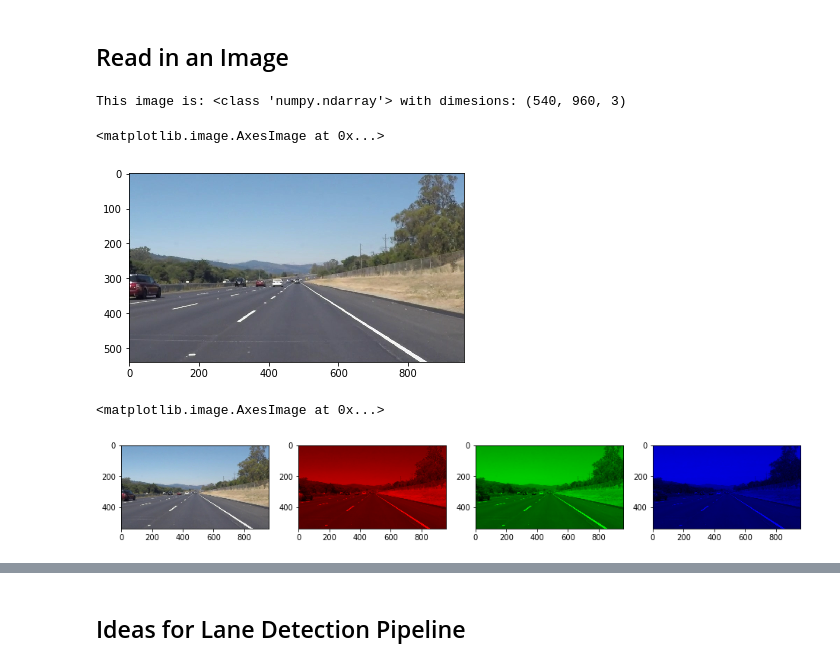
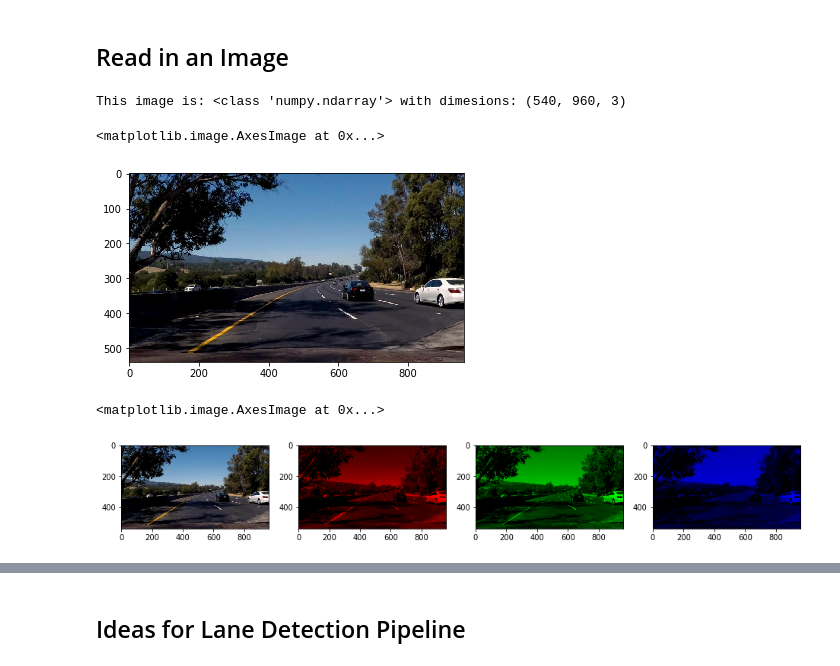
Before and after one commit to lpadukana/CarND-LaneLines-P1, a Jupyter notebook: P1.ipynb, the cells around one changed output, grey strips where cells are left out. Saved outputs shown, nothing was run; the diff lists cells and outputs as text; code cells hidden in the pictures.

```diff
--- a/P1.ipynb
+++ b/P1.ipynb
@@ -52,15 +54,15 @@ from collections import deque
 ## Read in an Image
 # %%
 #reading in an image
-image = mpimg.imread('test_images/solidWhiteRight.jpg')
+image = mpimg.imread('test_images/extra.mp4-6.0.jpg')
 
 #printing out some stats and plotting
 print('This image is:', type(image), 'with dimesions:', image.shape)
 plt.imshow(image)  # if you wanted to show a single color channel image called 'gray', for example, call as plt.imshow(gray, cmap='gray')
 # %% [output]
 This image is: <class 'numpy.ndarray'> with dimesions: (540, 960, 3)
 <matplotlib.image.AxesImage at 0x...>
-[figure, old version]
+[figure, new version]
 # %%
 def copy_channels(img, channels):
     out = np.zeros_like(img)
@@ -78,4 +80,4 @@ fig.add_subplot(1,4,4)
 plt.imshow(copy_channels(image, [2]))
 # %% [output]
 <matplotlib.image.AxesImage at 0x...>
-[figure, old version]
+[figure, new version]
```
Also changed, not shown: parts of 10 cells of this notebook.
